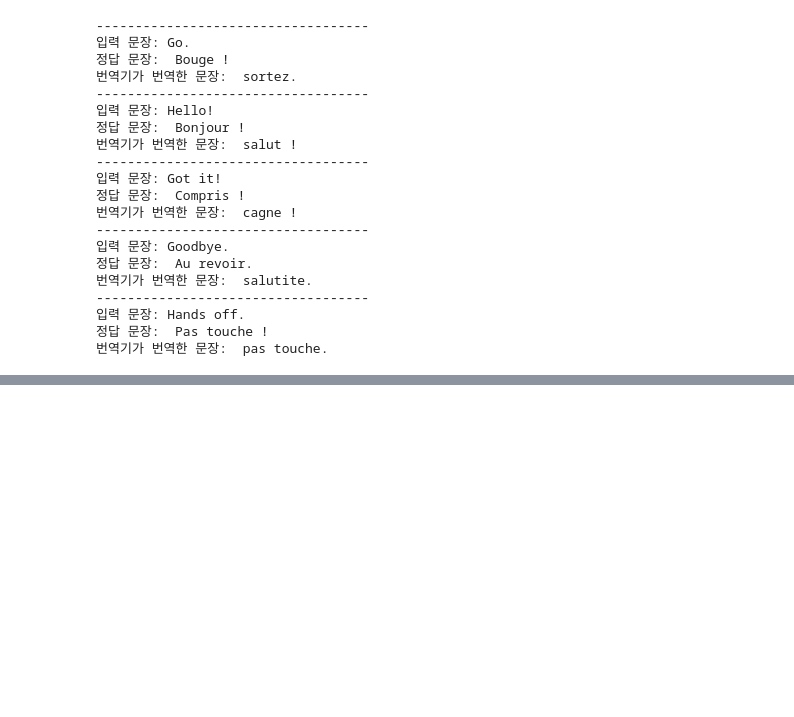
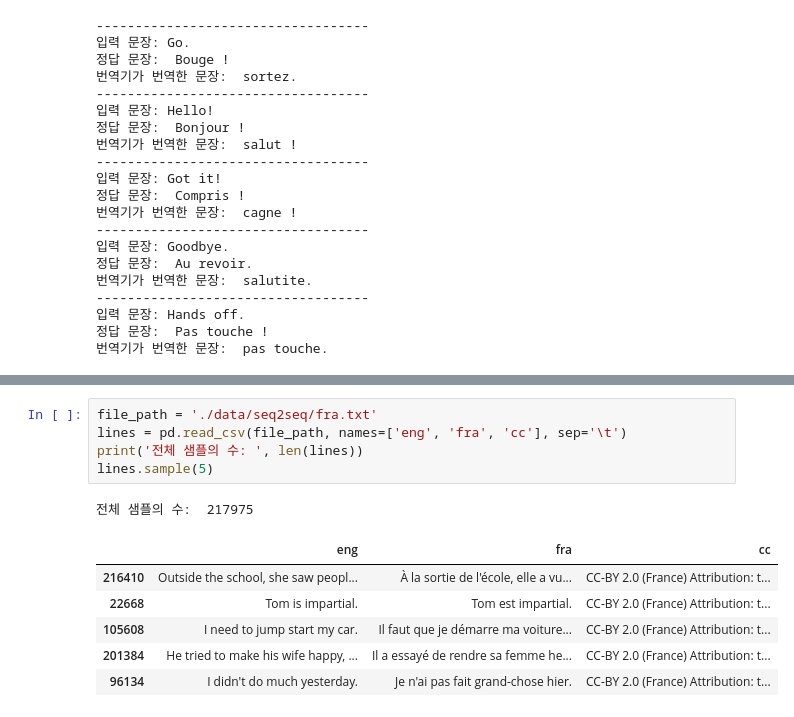
Before and after one commit to jjlee6496/Aiffel, a Jupyter notebook: Exploration/[E_10]_Seq2Seq.ipynb, the cells around one changed output, grey strips where cells are left out. Saved outputs shown, nothing was run; the diff lists cells and outputs as text; blank space fills up the shorter version.

```diff
--- a/Exploration/[E_10]_Seq2Seq.ipynb
+++ b/Exploration/[E_10]_Seq2Seq.ipynb
@@ -392,0 +412,13 @@ for seq_index in [3,50,100,300,1001]: # 입력 문장의 인덱스 (자유롭게
+# %%
+file_path = './data/seq2seq/fra.txt'
+lines = pd.read_csv(file_path, names=['eng', 'fra', 'cc'], sep='\t')
+print('전체 샘플의 수: ', len(lines))
+lines.sample(5)
+# %% [output]
+전체 샘플의 수:  217975
+|  | eng | fra | cc |
+| 216410 | Outside the school, she saw peopl... | À la sortie de l'école, elle a vu... | CC-BY 2.0 (France) Attribution: t... |
+| 22668 | Tom is impartial. | Tom est impartial. | CC-BY 2.0 (France) Attribution: t... |
+| 105608 | I need to jump start my car. | Il faut que je démarre ma voiture... | CC-BY 2.0 (France) Attribution: t... |
+| 201384 | He tried to make his wife happy, ... | Il a essayé de rendre sa femme he... | CC-BY 2.0 (France) Attribution: t... |
+| 96134 | I didn't do much yesterday. | Je n'ai pas fait grand-chose hier. | CC-BY 2.0 (France) Attribution: t... |
```
Also changed, not shown: parts of 41 cells of this notebook.
